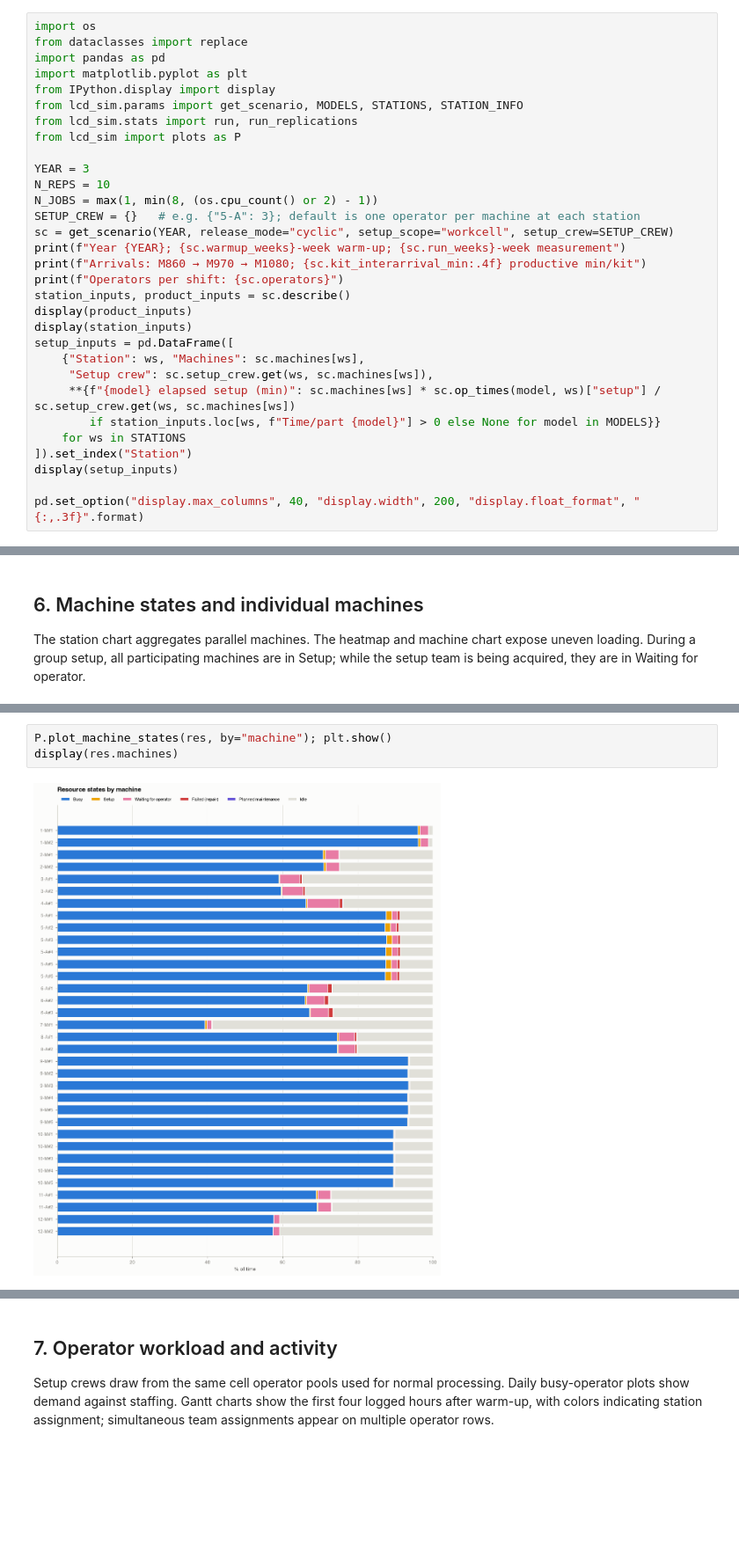
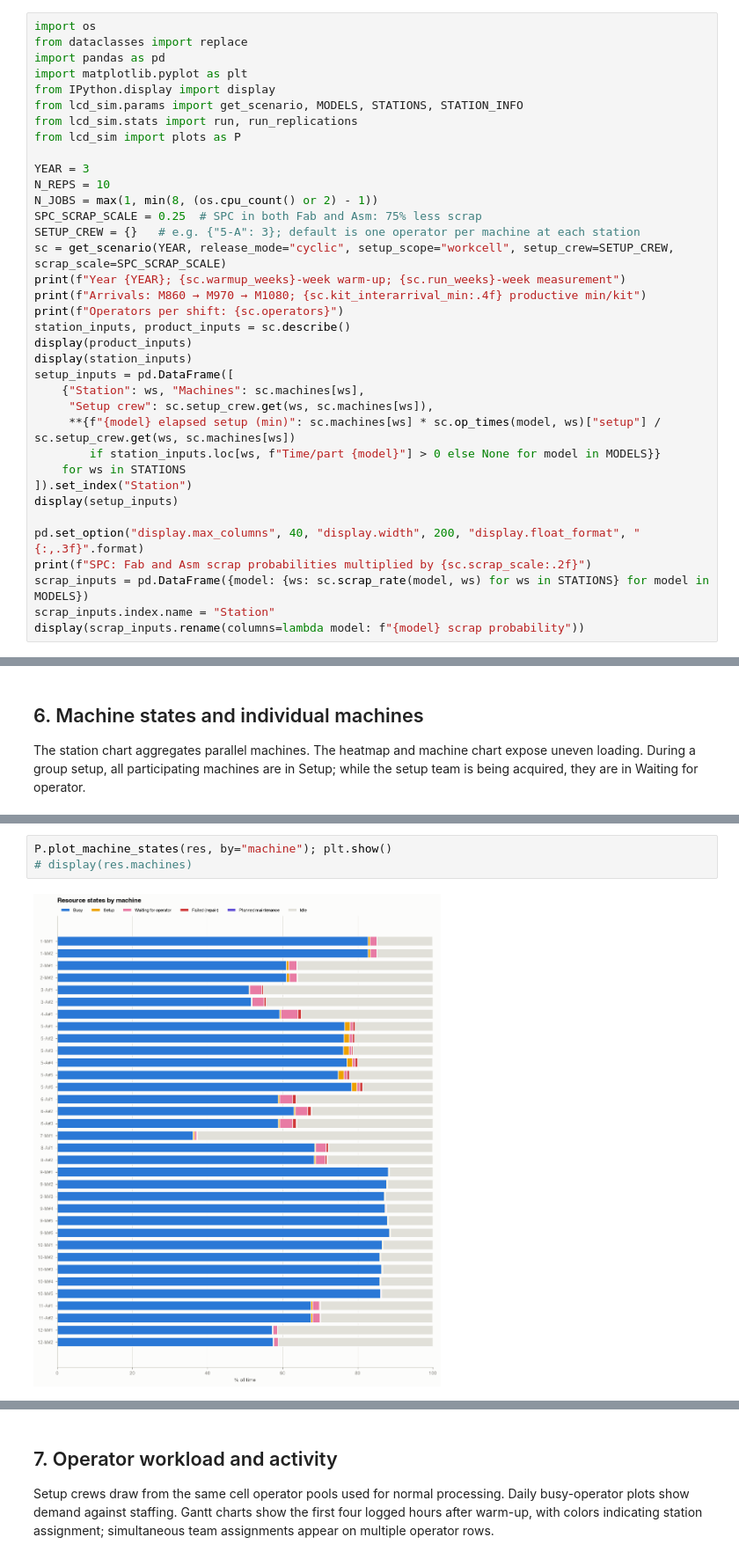
Before and after one commit to patrickgrunklee/510-Project, a Jupyter notebook: phase_2_simulation/phase2_assumptions_simulation.ipynb, the cells around one changed output, grey strips where cells are left out. Shown at 88% size. Saved outputs shown, nothing was run; the diff lists cells and outputs as text; blank space fills up the shorter version.

```diff
--- a/phase_2_simulation/phase2_assumptions_simulation.ipynb
+++ b/phase_2_simulation/phase2_assumptions_simulation.ipynb
@@ -29,8 +31,9 @@ from lcd_sim import plots as P
 YEAR = 3
 N_REPS = 10
 N_JOBS = max(1, min(8, (os.cpu_count() or 2) - 1))
+SPC_SCRAP_SCALE = 0.25  # SPC in both Fab and Asm: 75% less scrap
 SETUP_CREW = {}   # e.g. {"5-A": 3}; default is one operator per machine at each station
-sc = get_scenario(YEAR, release_mode="cyclic", setup_scope="workcell", setup_crew=SETUP_CREW)
+sc = get_scenario(YEAR, release_mode="cyclic", setup_scope="workcell", setup_crew=SETUP_CREW, scrap_scale=SPC_SCRAP_SCALE)
 print(f"Year {YEAR}; {sc.warmup_weeks}-week warm-up; {sc.run_weeks}-week measurement")
 print(f"Arrivals: M860 → M970 → M1080; {sc.kit_interarrival_min:.4f} productive min/kit")
 print(f"Operators per shift: {sc.operators}")
@@ -47,5 +50,9 @@ setup_inputs = pd.DataFrame([
 display(setup_inputs)
 
 pd.set_option("display.max_columns", 40, "display.width", 200, "display.float_format", "{:,.3f}".format)
+print(f"SPC: Fab and Asm scrap probabilities multiplied by {sc.scrap_scale:.2f}")
+scrap_inputs = pd.DataFrame({model: {ws: sc.scrap_rate(model, ws) for ws in STATIONS} for model in MODELS})
+scrap_inputs.index.name = "Station"
+display(scrap_inputs.rename(columns=lambda model: f"{model} scrap probability"))
 # %% [output]
 Year 3; 2-week warm-up; 8-week measurement
@@ -177,5 +198,5 @@ P.plot_machine_heatmap(res); plt.show()
 # %%
 P.plot_machine_states(res, by="machine"); plt.show()
-display(res.machines)
+# display(res.machines)
 # %% [output]
-[figure, old version]
+[figure, new version]
```
Also changed, not shown: parts of 18 cells of this notebook, 5 other files.
